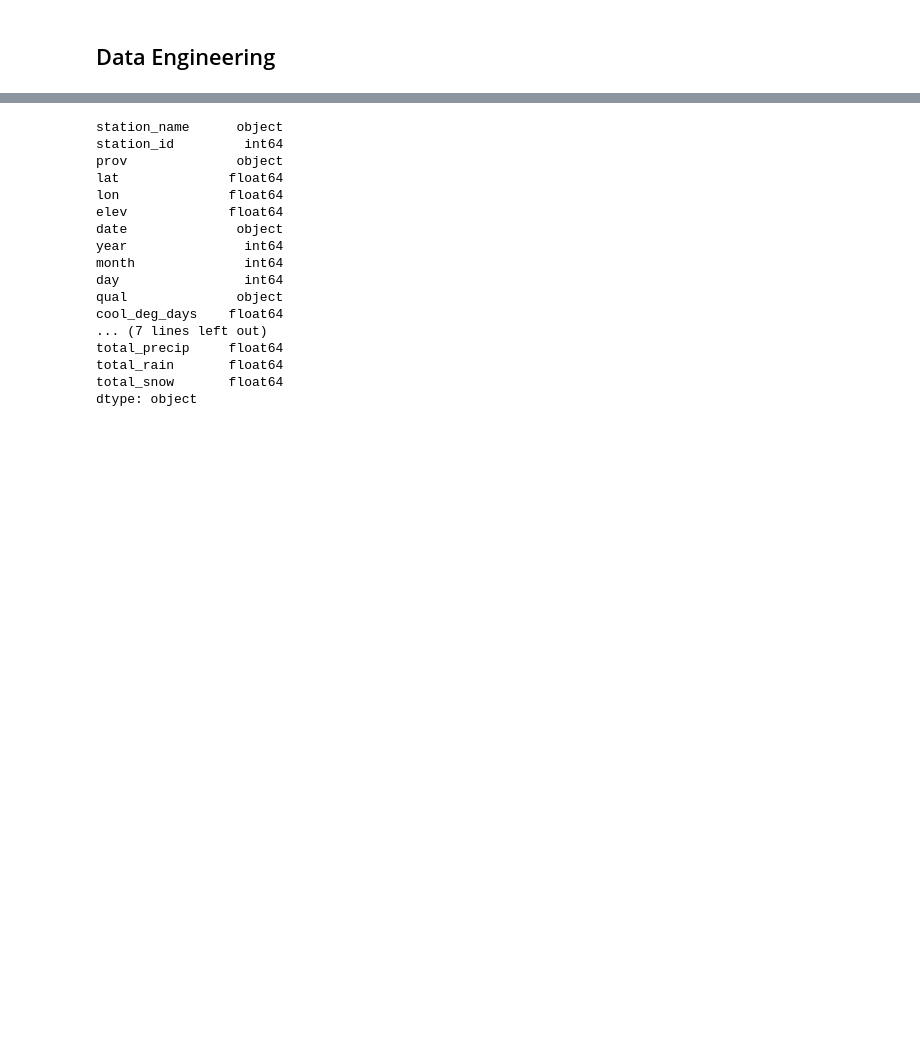
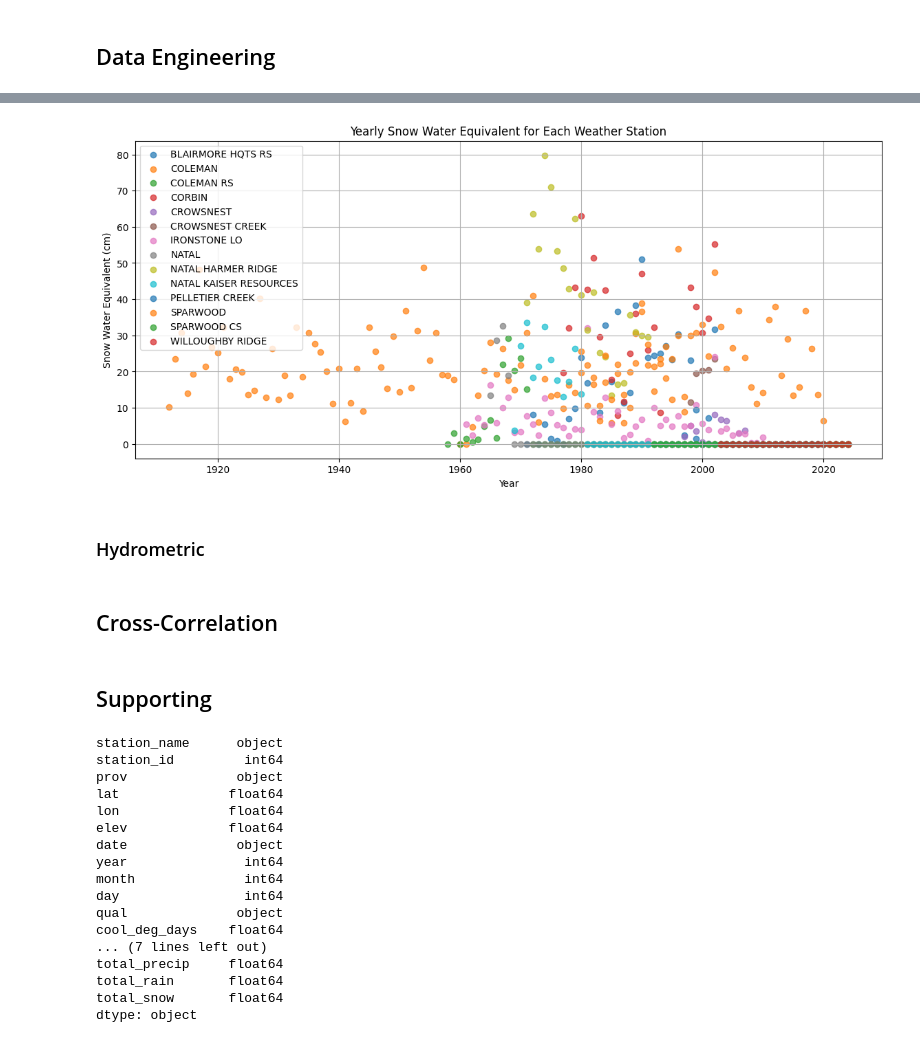
Before and after one commit to moniquebeaulieu/TM_PHES, a Jupyter notebook: EDA.ipynb, the cells around one changed output, grey strips where cells are left out. Cells and saved outputs as stored; diff of their text form; code cells hidden in the pictures; blank space fills up the shorter version.

```diff
--- a/EDA.ipynb
+++ b/EDA.ipynb
@@ -49,0 +288,20 @@ weathercan_df
+# %%
+# Group by 'station_name' and 'year', then calculate the sum of snow water equivalent for each year and station
+yearly_swe = weathercan_df.groupby(['station_name', 'year'])['swe'].sum().reset_index()
+
+# Plotting the scatter plot
+plt.figure(figsize=(14, 6))
+for station in yearly_swe['station_name'].unique():
+    station_data = yearly_swe[yearly_swe['station_name'] == station]
+    plt.scatter(station_data['year'], station_data['swe'], label=station, alpha=0.7)
+
+plt.title('Yearly Snow Water Equivalent for Each Weather Station')
+plt.xlabel('Year')
+plt.ylabel('Snow Water Equivalent (cm)')
+plt.legend()
+plt.grid(True)
+plt.show()
+# %% [output]
+[figure, added]
+# %% [markdown]
+### Hydrometric
@@ -49,0 +310,2 @@ weathercan_df
+# %% [markdown]
+## Cross-Correlation
@@ -50,3 +315,5 @@ weathercan_df
+# %% [markdown]
+## Supporting
 # %%
 weathercan_df.dtypes
 # %% [output]
```
Also changed, not shown: parts of 37 cells of this notebook.
